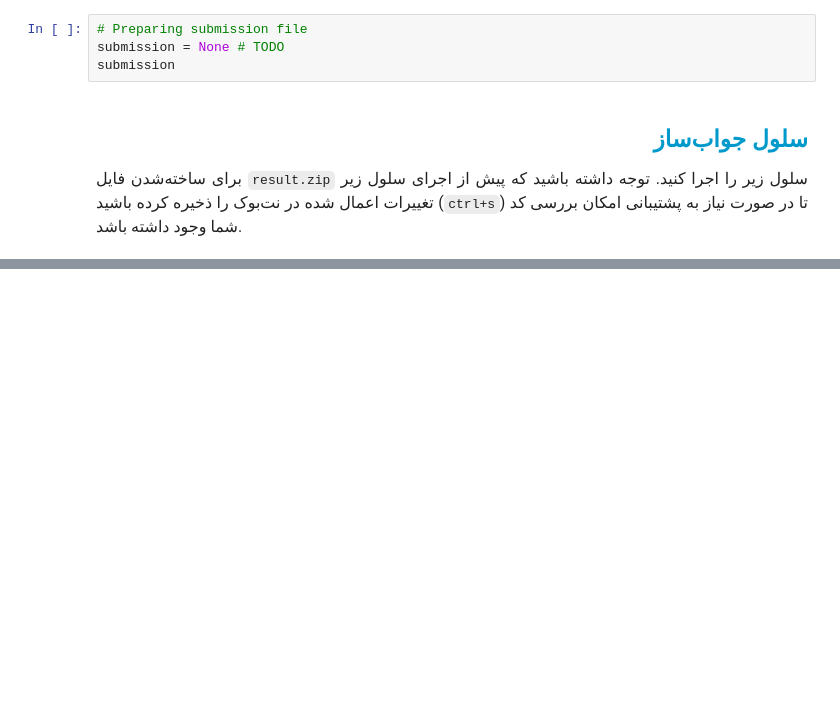
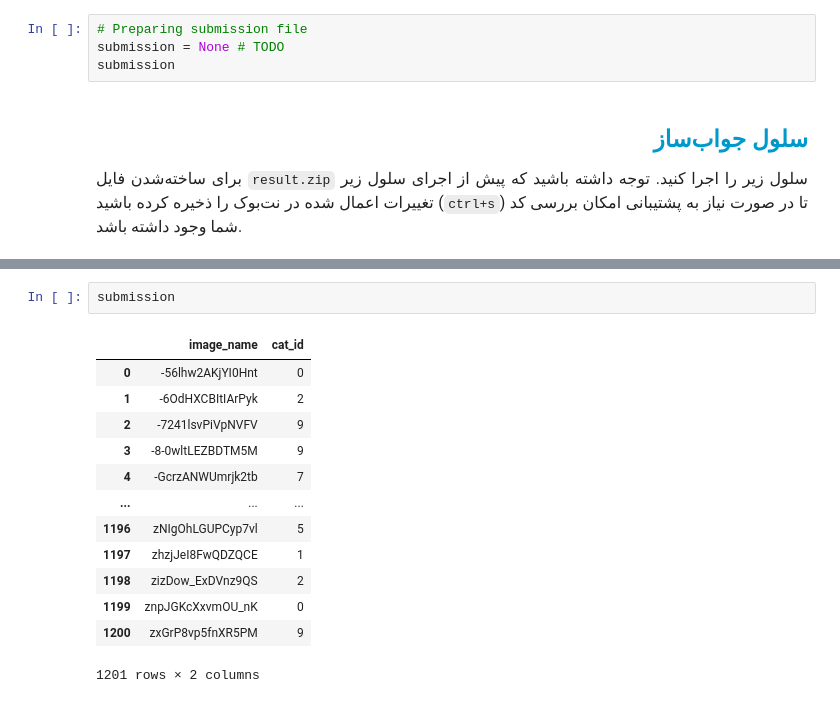
Before and after one commit to Benyamin-Ghanbari/Torob_Image_Categorizer, a Jupyter notebook: image_categorizer.ipynb, the cells around one changed output, grey strips where cells are left out. Saved outputs shown, nothing was run; the diff lists cells and outputs as text; blank space fills up the shorter version.

```diff
--- a/image_categorizer.ipynb
+++ b/image_categorizer.ipynb
@@ -323,0 +400,16 @@ compress(file_names)
+# %%
+submission
+# %% [output]
+|  | image_name | cat_id |
+| 0 | -56lhw2AKjYI0Hnt | 0 |
+| 1 | -6OdHXCBItIArPyk | 2 |
+| 2 | -7241lsvPiVpNVFV | 9 |
+| 3 | -8-0wltLEZBDTM5M | 9 |
+| 4 | -GcrzANWUmrjk2tb | 7 |
+| ... | ... | ... |
+| 1196 | zNIgOhLGUPCyp7vl | 5 |
+| 1197 | zhzjJeI8FwQDZQCE | 1 |
+| 1198 | zizDow_ExDVnz9QS | 2 |
+| 1199 | znpJGKcXxvmOU_nK | 0 |
+| 1200 | zxGrP8vp5fnXR5PM | 9 |
+1201 rows × 2 columns
```
Also changed, not shown: parts of 20 cells of this notebook.
